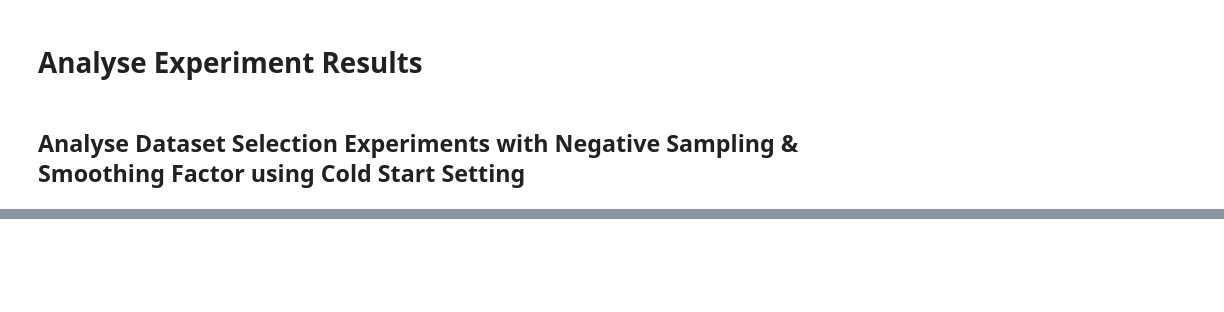
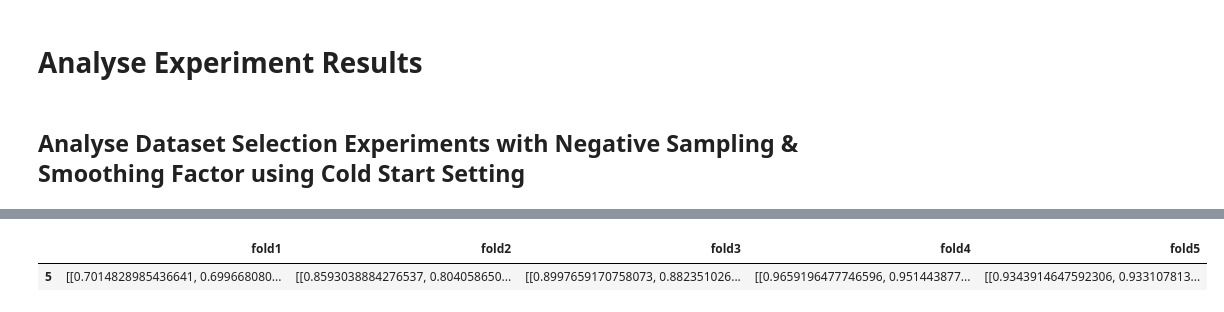
Before and after one commit to Gavision97/MAFusionPPI, a Jupyter notebook: jupterlab/analyse_exp_res_ds_smoo_neg.ipynb, the cells around one changed output, grey strips where cells are left out. Saved outputs shown, nothing was run; the diff lists cells and outputs as text; code cells hidden in the pictures; blank space fills up the shorter version.

```diff
--- a/jupterlab/analyse_exp_res_ds_smoo_neg.ipynb
+++ b/jupterlab/analyse_exp_res_ds_smoo_neg.ipynb
@@ -261,0 +267,6 @@ exp_df.to_csv(PREPROCESSED_EXP_1503_PATH, index=False)
+# %%
+best_exp_df = exp_df[exp_df['exp'] == 'dataset_neg_fct_5_smoo_fct_0.9_1503@j6'].iloc[:,2:]
+best_exp_df
+# %% [output]
+|  | fold1 | fold2 | fold3 | fold4 | fold5 |
+| 5 | [[0.7014828985436641, 0.699668080... | [[0.8593038884276537, 0.804058650... | [[0.8997659170758073, 0.882351026... | [[0.9659196477746596, 0.951443877... | [[0.9343914647592306, 0.933107813... |
```
Also changed, not shown: parts of 23 cells of this notebook, 33 other files.
